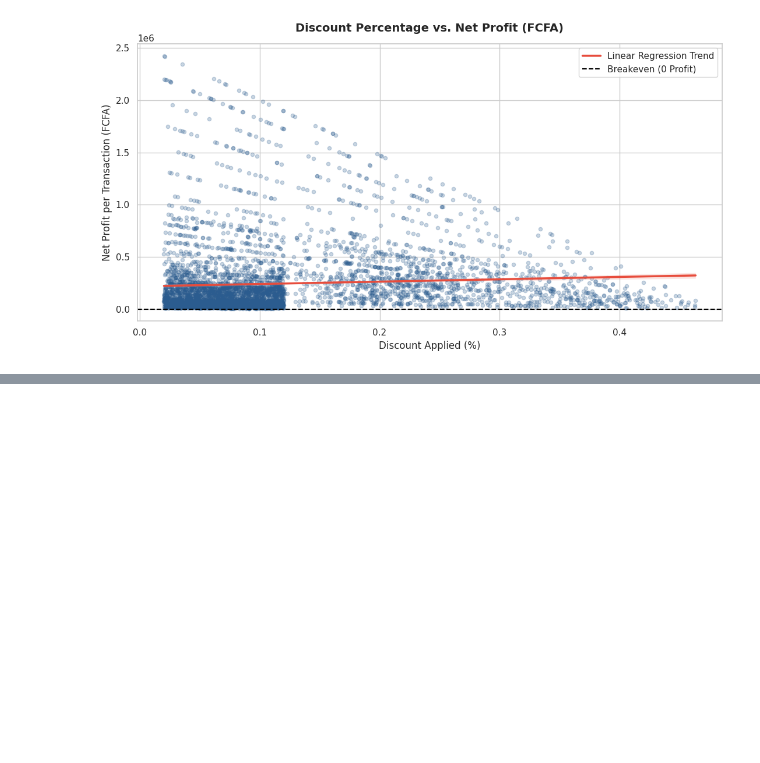
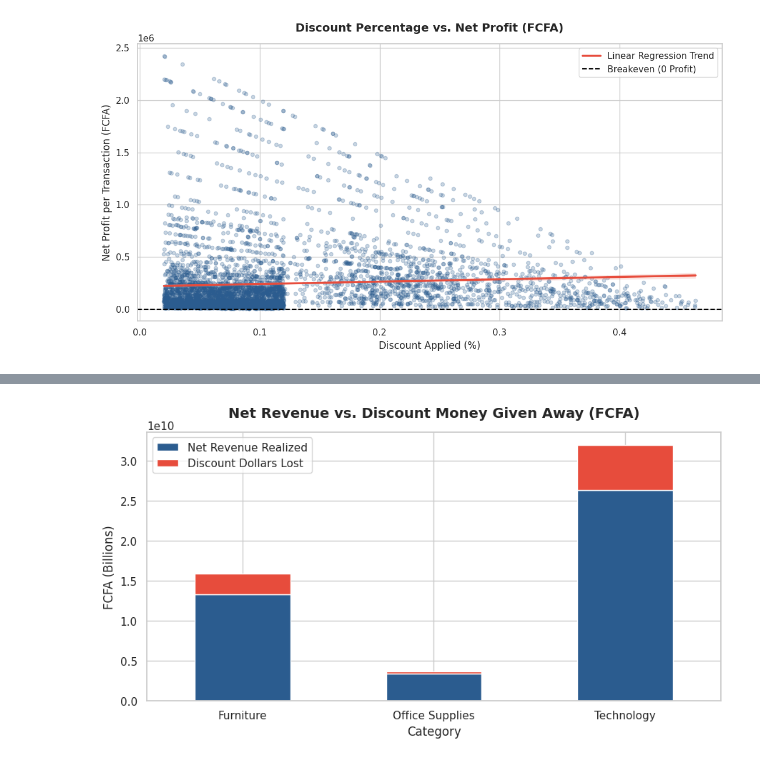
Before and after one commit to Tandah-Marcelle/Retail-Dashboard-Analysis, a Jupyter notebook: notebooks/visulaization_retail_analysis.ipynb, the cells around one changed output, grey strips where cells are left out. Drawn from its saved outputs; the diff is of its cells as text; code cells hidden in the pictures; blank space fills up the shorter version.

```diff
--- a/notebooks/visulaization_retail_analysis.ipynb
+++ b/notebooks/visulaization_retail_analysis.ipynb
@@ -130,0 +179,15 @@ plt.show()
+# %%
+# CHART 7: GROSS VS. NET REVENUE LOSS ACROSS CATEGORIES
+df['discount_amount'] = (df['unit_price'] * df['quantity_sold']) - df['net_revenue']
+cat_revenue = df.groupby('category')[['net_revenue', 'discount_amount']].sum().reset_index()
+
+cat_revenue.plot(x='category', kind='bar', stacked=True, figsize=(9, 5), color=['#2b5c8f', '#e74c3c'])
+plt.title("Net Revenue vs. Discount Money Given Away (FCFA)", pad=15, fontweight='bold')
+plt.xlabel("Category")
+plt.ylabel("FCFA (Billions)")
+plt.xticks(rotation=0)
+plt.legend(['Net Revenue Realized', 'Discount Dollars Lost'])
+plt.tight_layout()
+plt.show()
+# %% [output]
+[figure, added]
```
Also changed, not shown: parts of 3 cells of this notebook.
